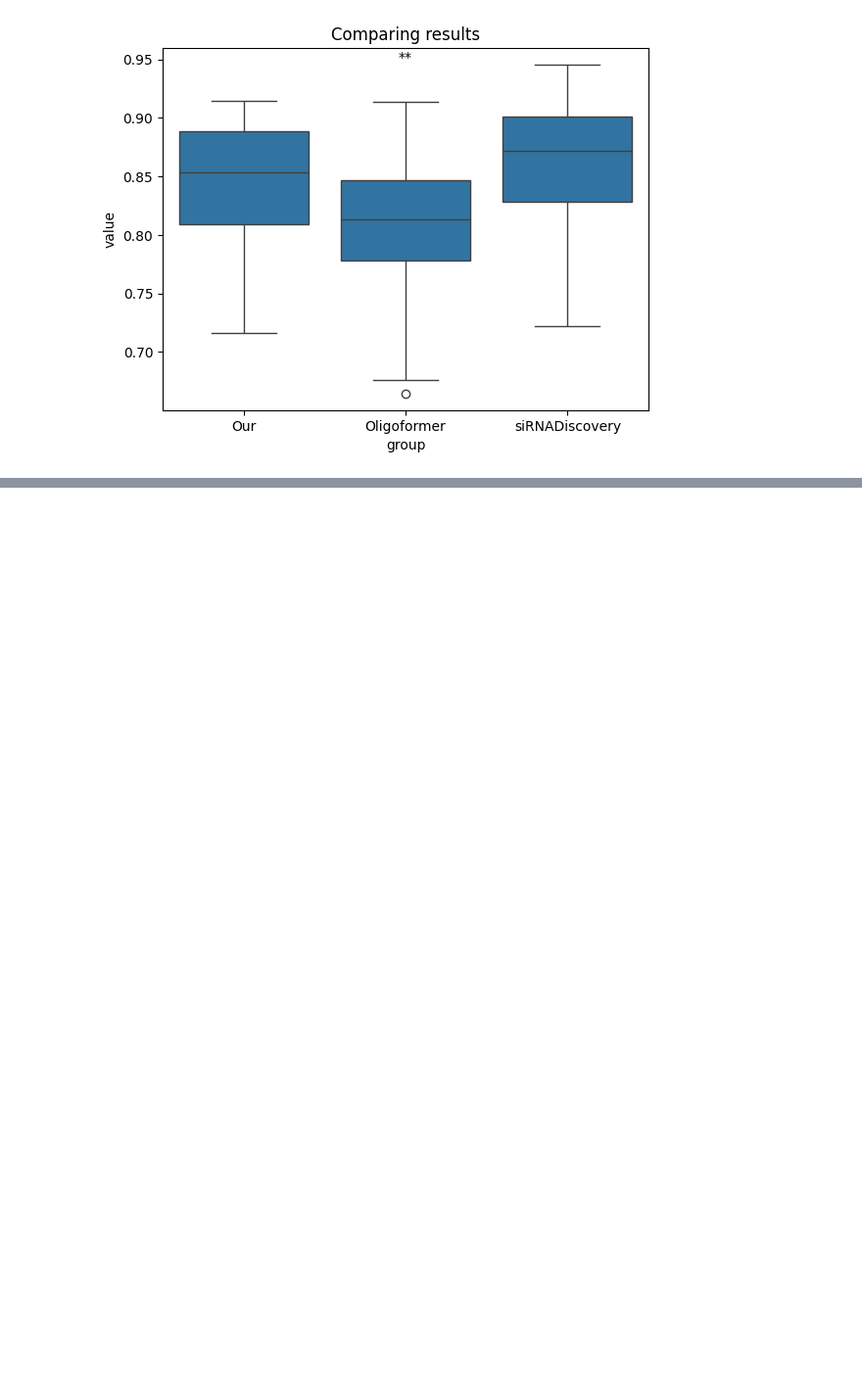
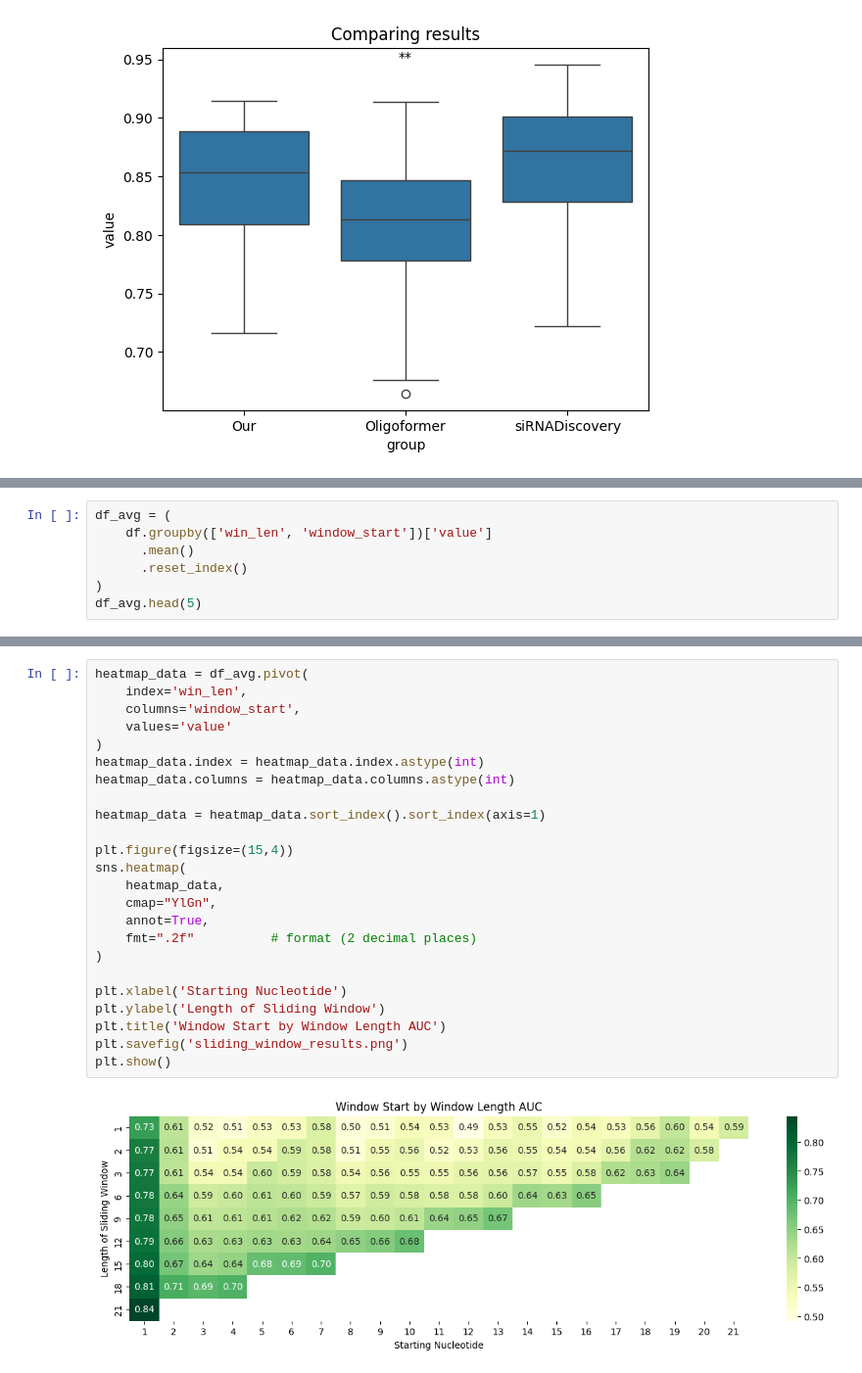
Before and after one commit to apkrfi/unMod-siRNA-Pred, a Jupyter notebook: Check_Performance.ipynb, the cells around one changed output, grey strips where cells are left out. Shown at 98% size. Cells and saved outputs as stored; diff of their text form; blank space fills up the shorter version.

Commit message:
full sliding window

```diff
--- a/Check_Performance.ipynb
+++ b/Check_Performance.ipynb
@@ -845,0 +939,7 @@ plt.show()
+# %%
+df_avg = (
+    df.groupby(['win_len', 'window_start'])['value']
+      .mean()
+      .reset_index()
+)
+df_avg.head(5)
@@ -845,0 +953,26 @@ plt.show()
+# %%
+heatmap_data = df_avg.pivot(
+    index='win_len',
+    columns='window_start',
+    values='value'
+)
+heatmap_data.index = heatmap_data.index.astype(int)
+heatmap_data.columns = heatmap_data.columns.astype(int)
+
+heatmap_data = heatmap_data.sort_index().sort_index(axis=1)
+
+plt.figure(figsize=(15,4))
+sns.heatmap(
+    heatmap_data,
+    cmap="YlGn",
+    annot=True,
+    fmt=".2f"          # format (2 decimal places)
+)
+
+plt.xlabel('Starting Nucleotide')
+plt.ylabel('Length of Sliding Window')
+plt.title('Window Start by Window Length AUC')
+plt.savefig('sliding_window_results.png')
+plt.show()
+# %% [output]
+[figure, added]
```
Also changed, not shown: parts of 9 cells of this notebook, 8 other files.
